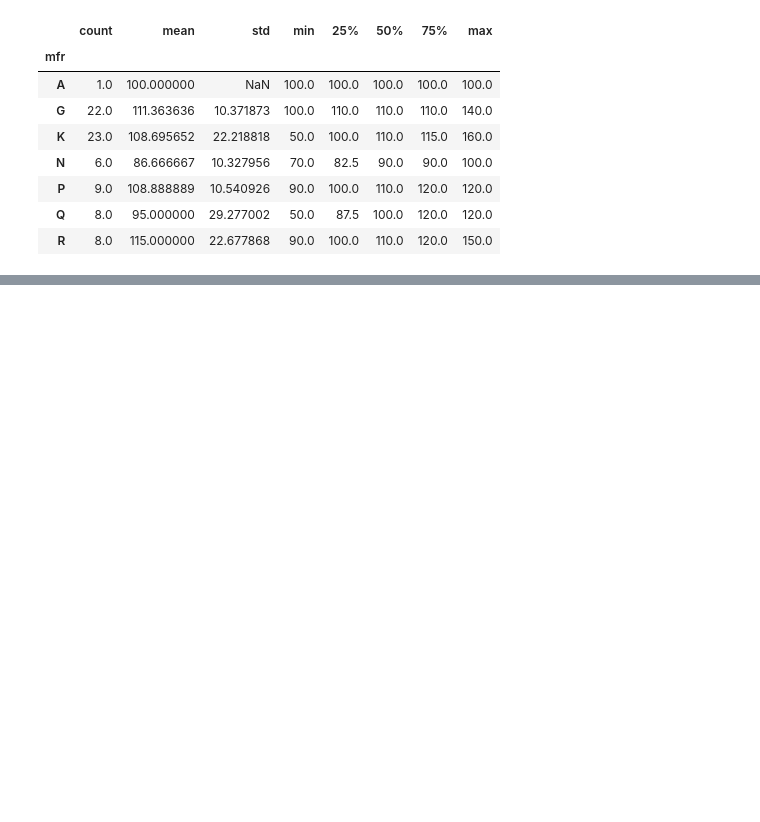
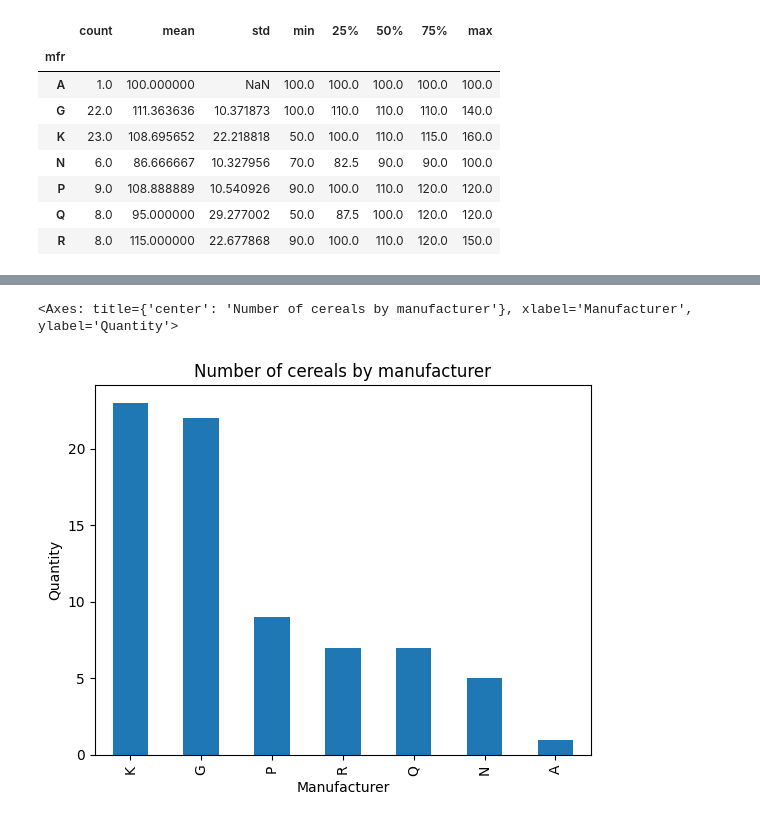
Before and after one commit to ErickVisone/DataScience, a Jupyter notebook: datascience/PandasBasics.ipynb, the cells around one changed output, grey strips where cells are left out. Saved outputs shown, nothing was run; the diff lists cells and outputs as text; code cells hidden in the pictures; blank space fills up the shorter version.

Commit message:
Add another dataset and Chart Functions in Pandas

```diff
--- a/datascience/PandasBasics.ipynb
+++ b/datascience/PandasBasics.ipynb
@@ -370,0 +413,4 @@ df.groupby('mfr')['calories'].describe()
+# %%
+# During EDA, I could see -1 where no values where found. As I only have 3 columns with this issue, I can remove them.
+df_cleaned = df[~ ((df['carbo'] == -1 ) | (df['sugars'] == -1) | (df['potass'] == -1))]
+df_cleaned
@@ -370,0 +437,3 @@ df.groupby('mfr')['calories'].describe()
+# %%
+df_cleaned['total carbs'] = df_cleaned['carbo'] + df_cleaned['sugars']
+df_cleaned.head()
@@ -370,0 +452,2 @@ df.groupby('mfr')['calories'].describe()
+# %%
+df_cleaned['weight_grams'] = df_cleaned['weight'] * 28.3495
@@ -370,0 +521,11 @@ df.groupby('mfr')['calories'].describe()
+# %%
+df_cleaned['mfr'].value_counts().plot(
+    kind='bar',
+    xlabel='Manufacturer',
+    ylabel='Quantity',
+    title='Number of cereals by manufacturer'
+
+)
+# %% [output]
+<Axes: title={'center': 'Number of cereals by manufacturer'}, xlabel='Manufacturer', ylabel='Quantity'>
+[figure, added]
```
Also changed, not shown: parts of 15 cells of this notebook, 2 other files.
